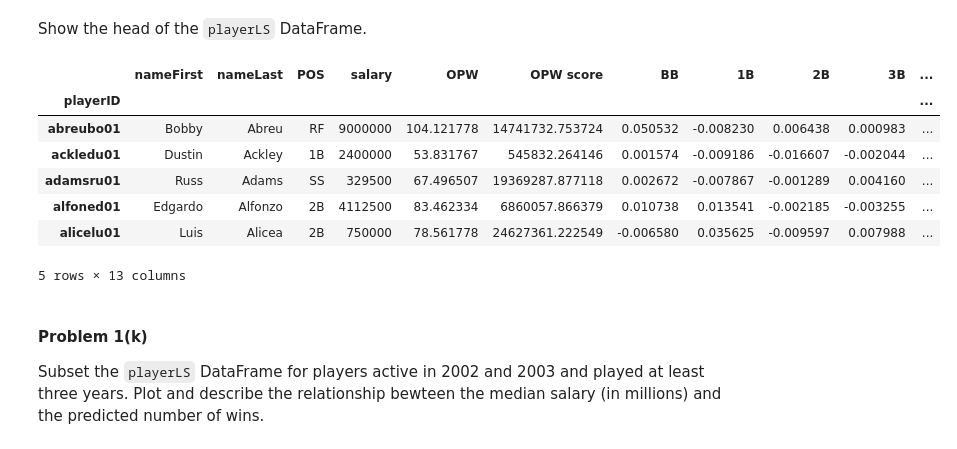
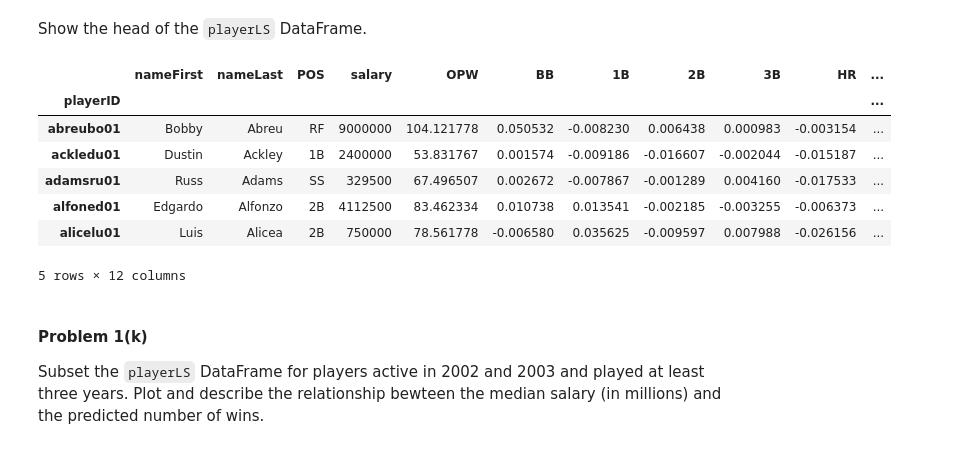
Before and after one commit to araftery/2014, a Jupyter notebook: homework/HW3.ipynb, the cells around one changed output. Cells and saved outputs as stored; diff of their text form; code cells hidden in the pictures.

```diff
--- a/homework/HW3.ipynb
+++ b/homework/HW3.ipynb
@@ -85,7 +87,7 @@ Fielding.csv | fielding
 Master.csv | master
 # %%
 ### Your code here ###
-filepath_root = 'hw3_files/problem1/'
+filepath_root = 'raftery_a_hw3/problem1/'
 teams = pd.read_csv(filepath_root + 'Teams.csv')
 players = pd.read_csv(filepath_root + 'Batting.csv')
 salaries = pd.read_csv(filepath_root + 'Salaries.csv')
@@ -319,14 +311,26 @@ playerstats.head()
+# %%
+### Your code here ###
+playerstats.head()
+def get_year(x):
+    ret = str(x)[:4]
+    if ret == 'nan':
+        return np.nan
+    else:
+        return int(ret)
+
+import datetime as dt
+years = master.set_index('playerID')[['debut', 'finalGame']]
+years['first_year'] = years['debut'].apply(get_year)
+years['last_year'] = years['finalGame'].apply(get_year)
 # %% [markdown]
 #### Problem 1(h)
 
 Using the `playerstats` DataFrame created in Problem 1(g), create a new DataFrame called `playerLS` containing the player's lifetime stats. This DataFrame should contain the playerID, the year the player's career started, the year the player's career ended and the player's lifetime average for each of the quantities (singles, doubles, triples, HR, BB). For simplicity we will simply compute the avaerage of the rates by year (a more correct way is to go back to the totals).
 # %%
 ### Your code here ###
-first_year = playerstats.groupby('playerID').min()['yearID']
-last_year = playerstats.groupby('playerID').max()['yearID']
 avgs = playerstats.groupby('playerID').mean()[['BB', '1B', '2B', '3B', 'HR']]
-avgs['first_year'] = first_year
-avgs['last_year'] = last_year
+avgs['first_year'] = years['first_year']
+avgs['last_year'] = years['last_year']
 playerLS = avgs
 # %% [markdown]
 Show the head of the `playerLS` DataFrame.
@@ -374,6 +378,6 @@ pos_df = pd.DataFrame(positions)
 pos_df.columns = ['POS']
 playerLS = pd.merge(playerLS, medianSalaries.set_index('playerID'), left_index=True, right_index=True)
 playerLS = pd.merge(playerLS, pos_df, left_index=True, right_index=True)
-playerLS['OPW score'] = playerLS['OPW'] ** 7 / playerLS['salary']
+
 playerLS.head()
 # %% [output]
@@ -382,18 +393,18 @@ pandas.core.groupby.DataFrameGroupBy
 Show the head of the `playerLS` DataFrame.
 # %%
 ### Your code here ###
-new_column_order = ['nameFirst', 'nameLast', 'POS', 'salary', 'OPW', 'OPW score', 'BB', '1B', '2B', '3B', 'HR', 'first_year', 'last_year',]
+new_column_order = ['nameFirst', 'nameLast', 'POS', 'salary', 'OPW', 'BB', '1B', '2B', '3B', 'HR', 'first_year', 'last_year',]
 playerLS = playerLS[new_column_order]
 playerLS.head()
 # %% [output]
-|  | nameFirst | nameLast | POS | salary | OPW | OPW score | BB | 1B | 2B | 3B | ... |
+|  | nameFirst | nameLast | POS | salary | OPW | BB | 1B | 2B | 3B | HR | ... |
 | playerID |  |  |  |  |  |  |  |  |  |  | ... |
-| abreubo01 | Bobby | Abreu | RF | 9000000 | 104.121778 | 14741732.753724 | 0.050532 | -0.008230 | 0.006438 | 0.000983 | ... |
-| ackledu01 | Dustin | Ackley | 1B | 2400000 | 53.831767 | 545832.264146 | 0.001574 | -0.009186 | -0.016607 | -0.002044 | ... |
-| adamsru01 | Russ | Adams | SS | 329500 | 67.496507 | 19369287.877118 | 0.002672 | -0.007867 | -0.001289 | 0.004160 | ... |
-| alfoned01 | Edgardo | Alfonzo | 2B | 4112500 | 83.462334 | 6860057.866379 | 0.010738 | 0.013541 | -0.002185 | -0.003255 | ... |
-| alicelu01 | Luis | Alicea | 2B | 750000 | 78.561778 | 24627361.222549 | -0.006580 | 0.035625 | -0.009597 | 0.007988 | ... |
+| abreubo01 | Bobby | Abreu | RF | 9000000 | 104.121778 | 0.050532 | -0.008230 | 0.006438 | 0.000983 | -0.003154 | ... |
+| ackledu01 | Dustin | Ackley | 1B | 2400000 | 53.831767 | 0.001574 | -0.009186 | -0.016607 | -0.002044 | -0.015187 | ... |
+| adamsru01 | Russ | Adams | SS | 329500 | 67.496507 | 0.002672 | -0.007867 | -0.001289 | 0.004160 | -0.017533 | ... |
+| alfoned01 | Edgardo | Alfonzo | 2B | 4112500 | 83.462334 | 0.010738 | 0.013541 | -0.002185 | -0.003255 | -0.006373 | ... |
+| alicelu01 | Luis | Alicea | 2B | 750000 | 78.561778 | -0.006580 | 0.035625 | -0.009597 | 0.007988 | -0.026156 | ... |
-5 rows × 13 columns
+5 rows × 12 columns
 # %% [markdown]
 #### Problem 1(k)
 
```
Also changed, not shown: parts of 46 cells of this notebook, 7 other files.
